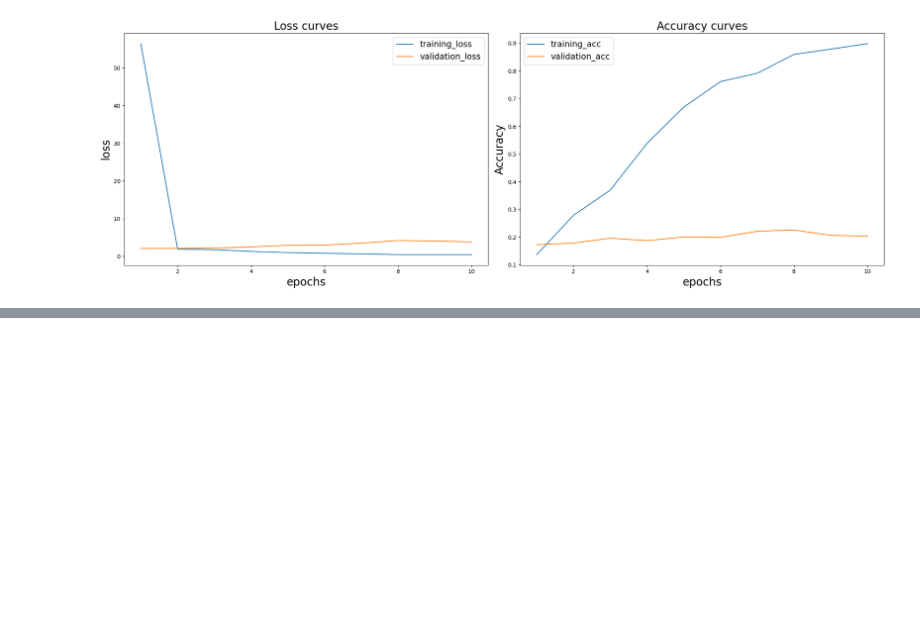
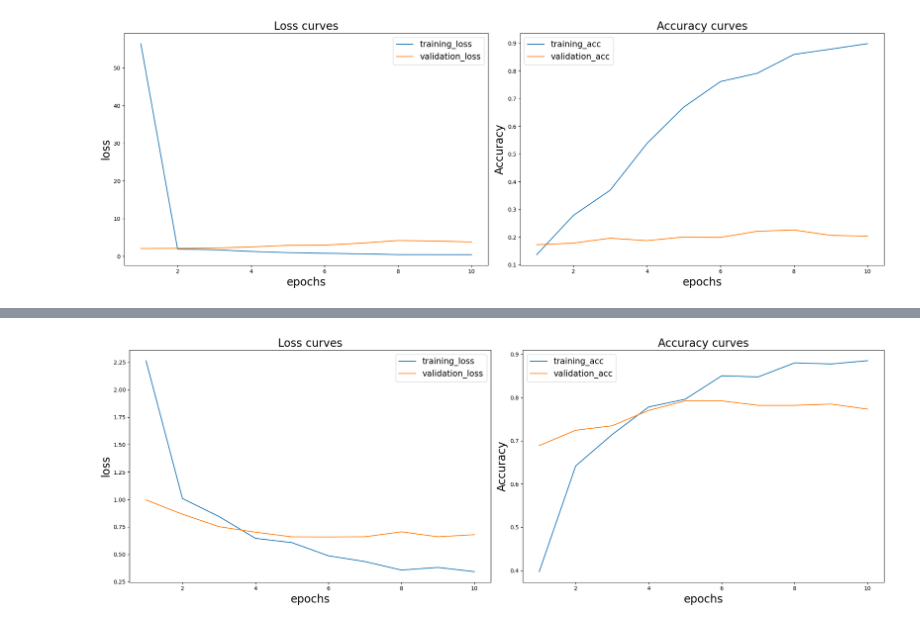
Before and after one commit to danbm94/formula1_ID, a Jupyter notebook: formula1.ipynb, the cells around one changed output, grey strips where cells are left out. Drawn from its saved outputs; the diff is of its cells as text; code cells hidden in the pictures; blank space fills up the shorter version.

Commit message:
Added ResNet pre trained model

```diff
--- a/formula1.ipynb
+++ b/formula1.ipynb
@@ -277,0 +313,25 @@ plot_loss_curves(history)
+# %%
+# Create a ResNet50 model with pre-trained weights
+resnet_model = ResNet50(weights='imagenet', include_top=False, input_shape=(224, 224, 3))
+
+# Freeze the weights of the pre-trained layers
+for layer in resnet_model.layers:
+    layer.trainable = False
+
+    # Add a custom output layer
+    x = resnet_model.output
+    x = GlobalAveragePooling2D()(x)
+    x = Dense(1024, activation='relu')(x)
+    x = Dropout(0.5)(x)
+    output_layer = Dense(num_classes, activation='softmax')(x)
+
+# Define the new model
+resnet_model = Model(inputs=resnet_model.input, outputs=output_layer)
+# %%
+# Compile the model
+resnet_model.compile(optimizer='adam', loss='categorical_crossentropy', metrics=['accuracy'])
+
+# Train the model
+
+epochs = 10  # Adjust the number of epochs as needed
+history = resnet_model.fit(train_data, epochs=epochs, validation_data=test_data)
@@ -277,0 +372,4 @@ plot_loss_curves(history)
+# %%
+plot_loss_curves(history)
+# %% [output]
+[figure, added]
```
Also changed, not shown: parts of 10 cells of this notebook.
